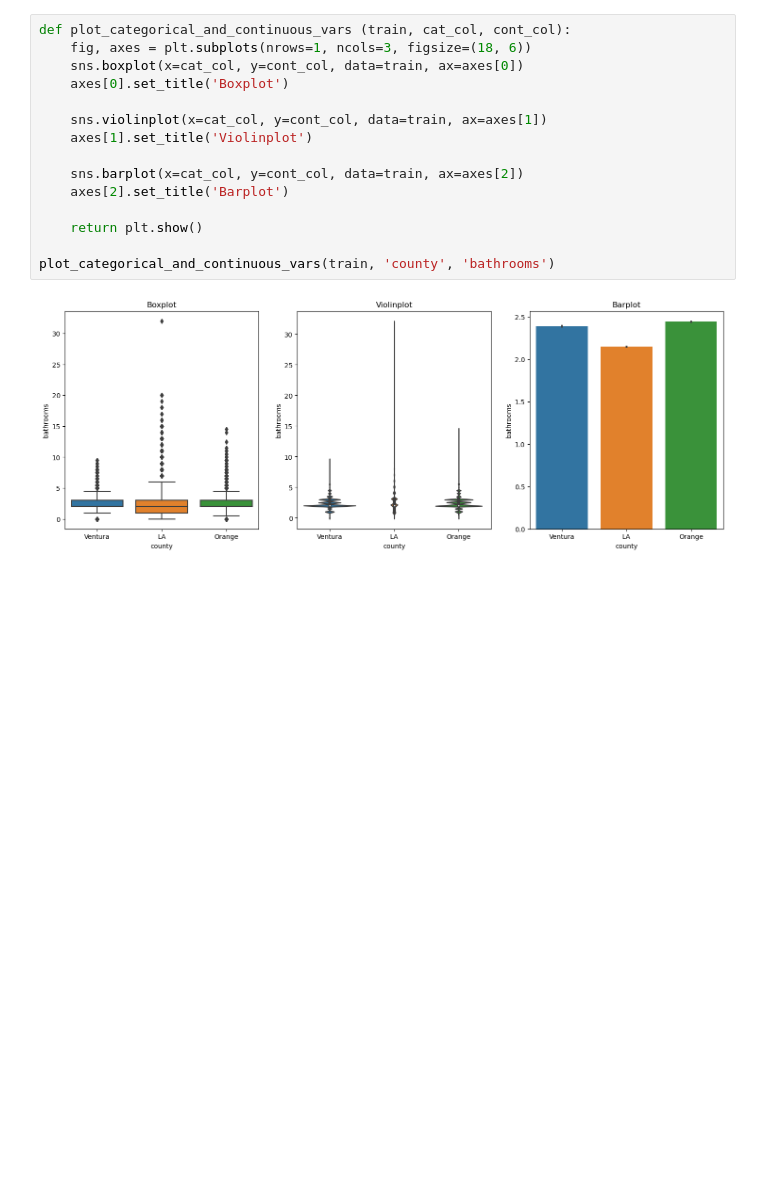
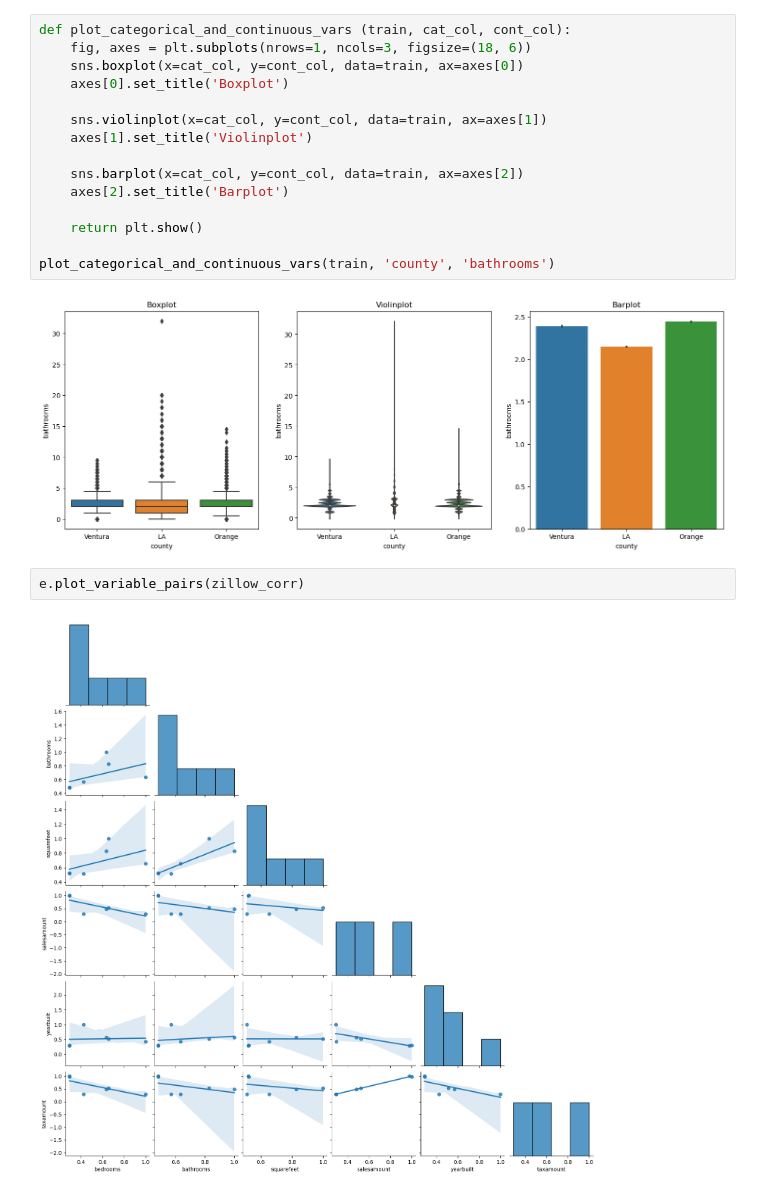
Before and after one commit to Jacob-Ball22/regression-exercises, a Jupyter notebook: exploration.ipynb, the cells around one changed output. Saved outputs shown, nothing was run; the diff lists cells and outputs as text; blank space fills up the shorter version.

Commit message:
Added more graphs and stats

```diff
--- a/exploration.ipynb
+++ b/exploration.ipynb
@@ -86,3 +87,7 @@ def plot_categorical_and_continuous_vars (train, cat_col, cont_col):
 plot_categorical_and_continuous_vars(train, 'county', 'bathrooms')
 # %% [output]
 [figure]
+# %%
+e.plot_variable_pairs(zillow_corr)
+# %% [output]
+[figure, added]
```
Also changed, not shown: parts of 13 cells of this notebook.
